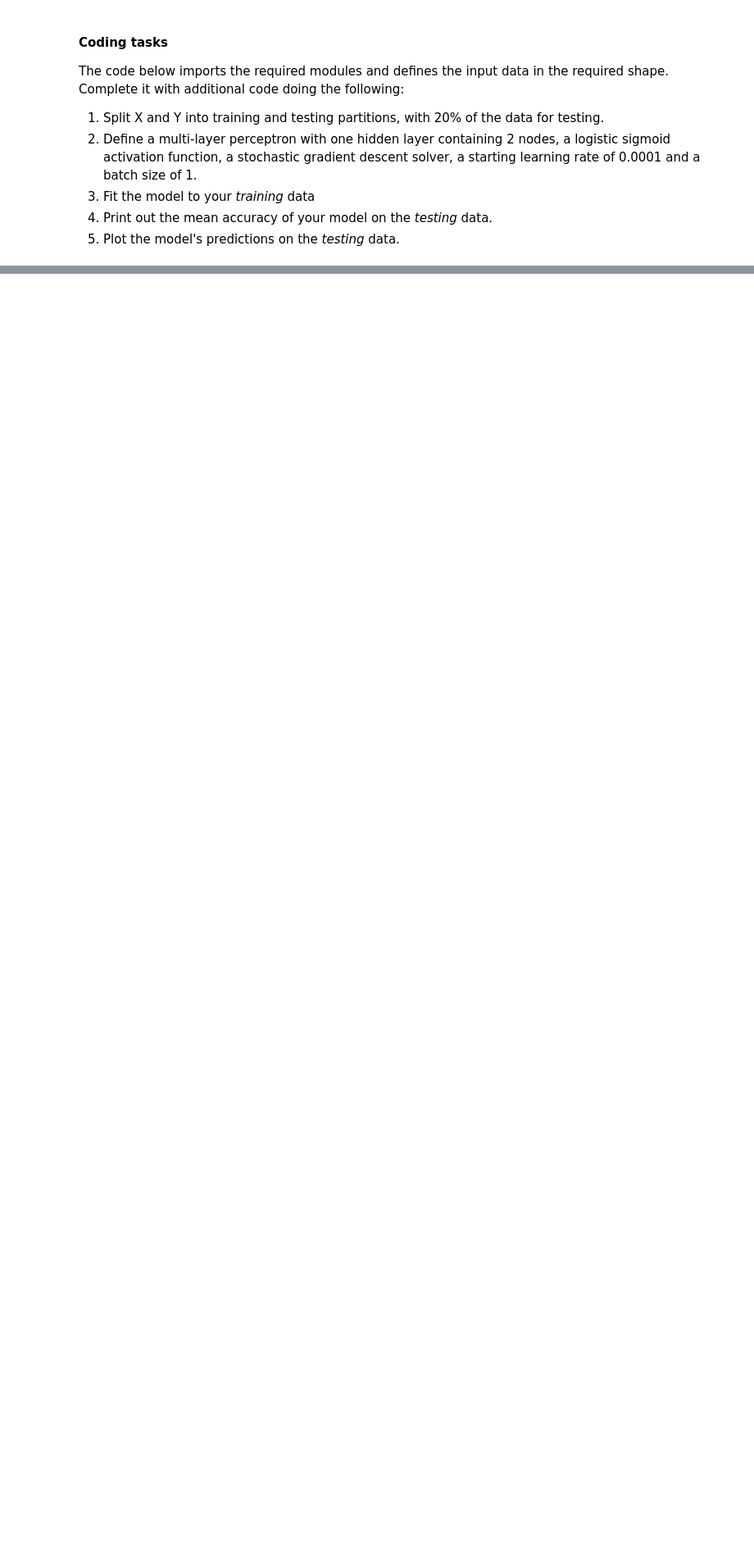
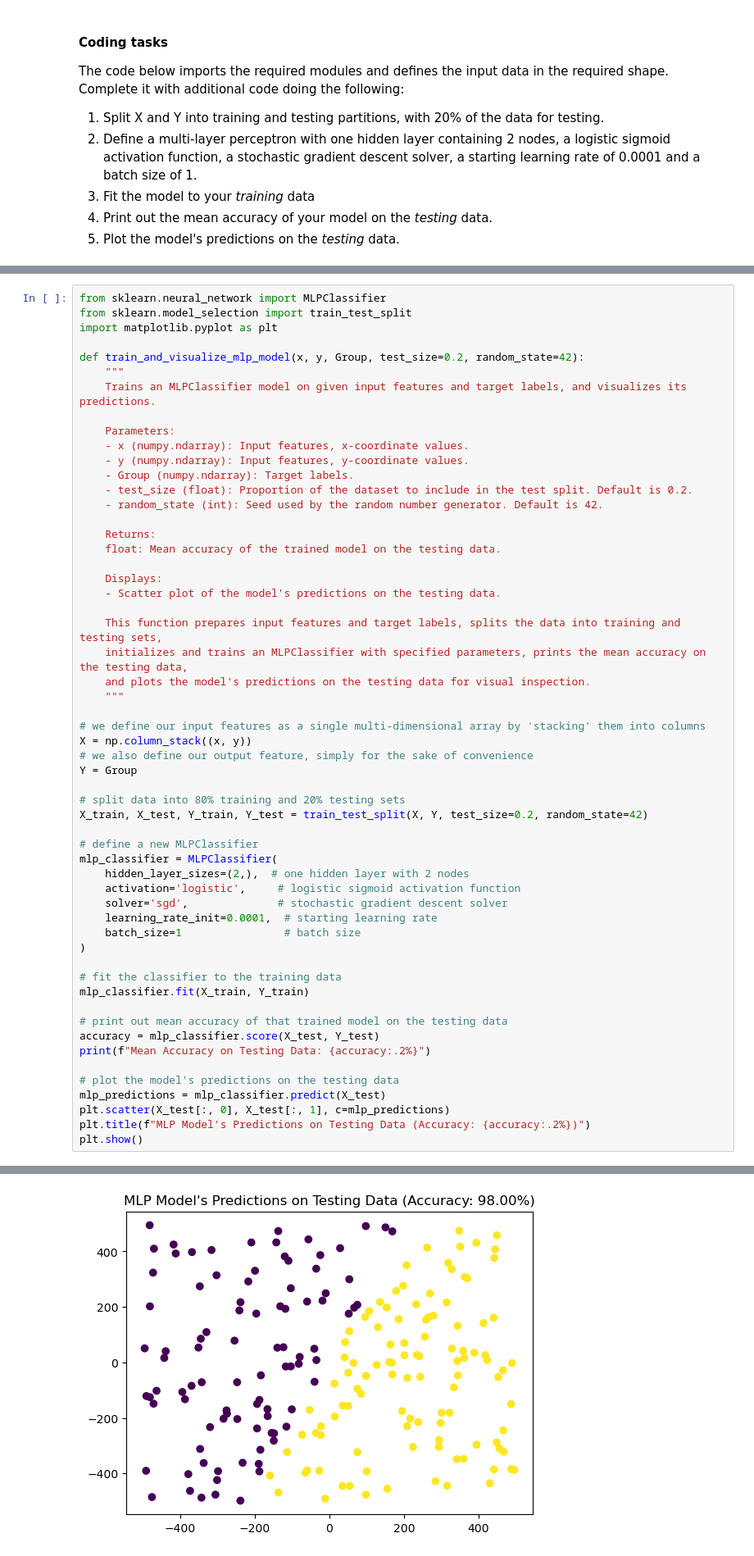
Before and after one commit to sean-meade/Neural-Networks, a Jupyter notebook: Etivity2_NeuralNetworks_23233729.ipynb, the cells around one changed output, grey strips where cells are left out. Shown at 82% size. Drawn from its saved outputs; the diff is of its cells as text; blank space fills up the shorter version.

```diff
--- a/Etivity2_NeuralNetworks_23233729.ipynb
+++ b/Etivity2_NeuralNetworks_23233729.ipynb
@@ -188,0 +376,57 @@ Y = Group
+# %%
+from sklearn.neural_network import MLPClassifier
+from sklearn.model_selection import train_test_split
+import matplotlib.pyplot as plt
+
+def train_and_visualize_mlp_model(x, y, Group, test_size=0.2, random_state=42):
+    """
+    Trains an MLPClassifier model on given input features and target labels, and visualizes its predictions.
+
+    Parameters:
+    - x (numpy.ndarray): Input features, x-coordinate values.
+    - y (numpy.ndarray): Input features, y-coordinate values.
+    - Group (numpy.ndarray): Target labels.
+    - test_size (float): Proportion of the dataset to include in the test split. Default is 0.2.
+    - random_state (int): Seed used by the random number generator. Default is 42.
+
+    Returns:
+    float: Mean accuracy of the trained model on the testing data.
+
+    Displays:
+    - Scatter plot of the model's predictions on the testing data.
+
+    This function prepares input features and target labels, splits the data into training and testing sets,
+    initializes and trains an MLPClassifier with specified parameters, prints the mean accuracy on the testing data,
+    and plots the model's predictions on the testing data for visual inspection.
+    """
+
+# we define our input features as a single multi-dimensional array by 'stacking' them into columns
+X = np.column_stack((x, y))
+# we also define our output feature, simply for the sake of convenience
+Y = Group
+
+# split data into 80% training and 20% testing sets
+X_train, X_test, Y_train, Y_test = train_test_split(X, Y, test_size=0.2, random_state=42)
+
+# define a new MLPClassifier
+mlp_classifier = MLPClassifier(
+    hidden_layer_sizes=(2,),  # one hidden layer with 2 nodes
+    activation='logistic',     # logistic sigmoid activation function
+    solver='sgd',              # stochastic gradient descent solver
+    learning_rate_init=0.0001,  # starting learning rate
+    batch_size=1                # batch size
+)
+
+# fit the classifier to the training data
+mlp_classifier.fit(X_train, Y_train)
+
+# print out mean accuracy of that trained model on the testing data
+accuracy = mlp_classifier.score(X_test, Y_test)
+print(f"Mean Accuracy on Testing Data: {accuracy:.2%}")
+
+# plot the model's predictions on the testing data
+mlp_predictions = mlp_classifier.predict(X_test)
+plt.scatter(X_test[:, 0], X_test[:, 1], c=mlp_predictions)
+plt.title(f"MLP Model's Predictions on Testing Data (Accuracy: {accuracy:.2%})")
+plt.show()
+# %% [output]
@@ -189,3 +434,4 @@ Y = Group
+[figure, added]
 # %% [markdown]
 ### Task 4: Model fitting challenge
 
```
Also changed, not shown: parts of 8 cells of this notebook.
